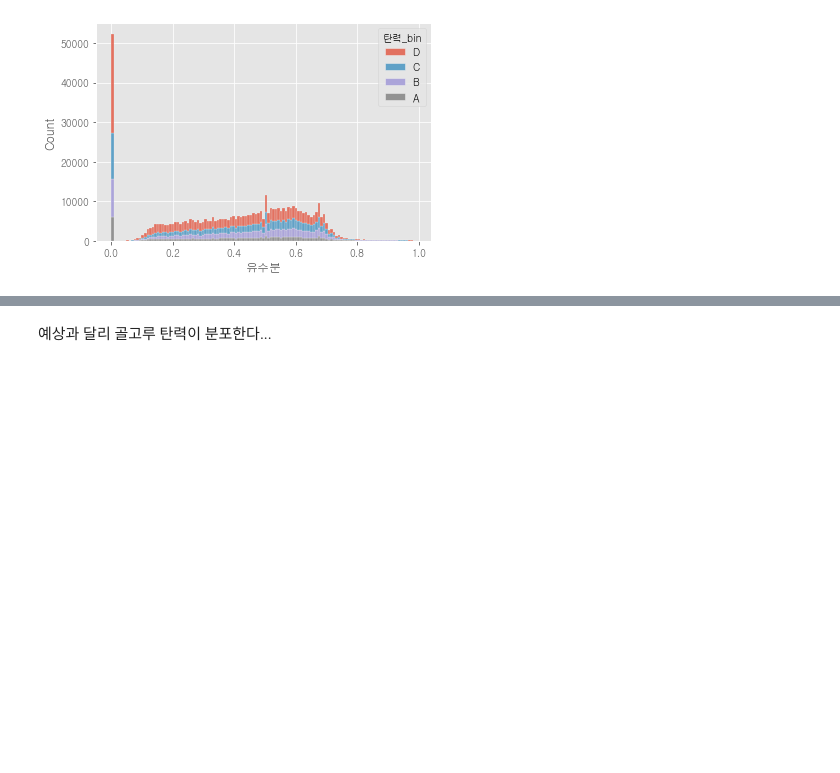
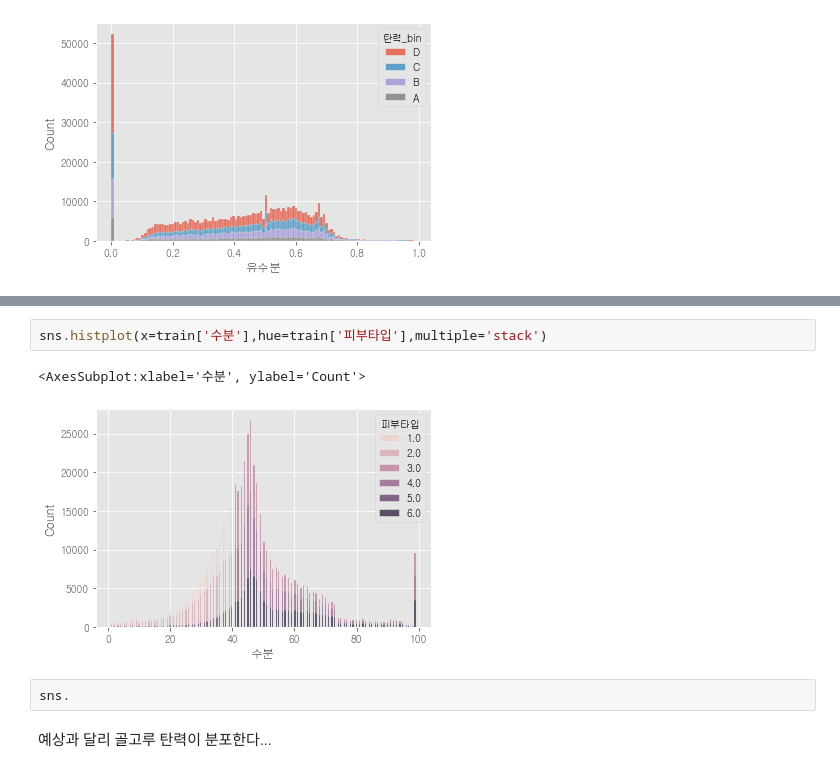
Before and after one commit to bub3690/22-1_datamining, a Jupyter notebook: final_project/EDA-oilAndWater.ipynb, the cells around one changed output, grey strips where cells are left out. Cells and saved outputs as stored; diff of their text form; blank space fills up the shorter version.

```diff
--- a/final_project/EDA-oilAndWater.ipynb
+++ b/final_project/EDA-oilAndWater.ipynb
@@ -176,3 +186,10 @@ sns.histplot(x=train['유수분'],hue=train['탄력_bin'],multiple='stack')
+# %%
+sns.histplot(x=train['수분'],hue=train['피부타입'],multiple='stack')
+# %% [output]
+<AxesSubplot:xlabel='수분', ylabel='Count'>
+[figure, added]
+# %%
+sns.
 # %% [markdown]
 예상과 달리 골고루 탄력이 분포한다...
 # %%
```
Also changed, not shown: parts of 6 cells of this notebook, 1 other file.
